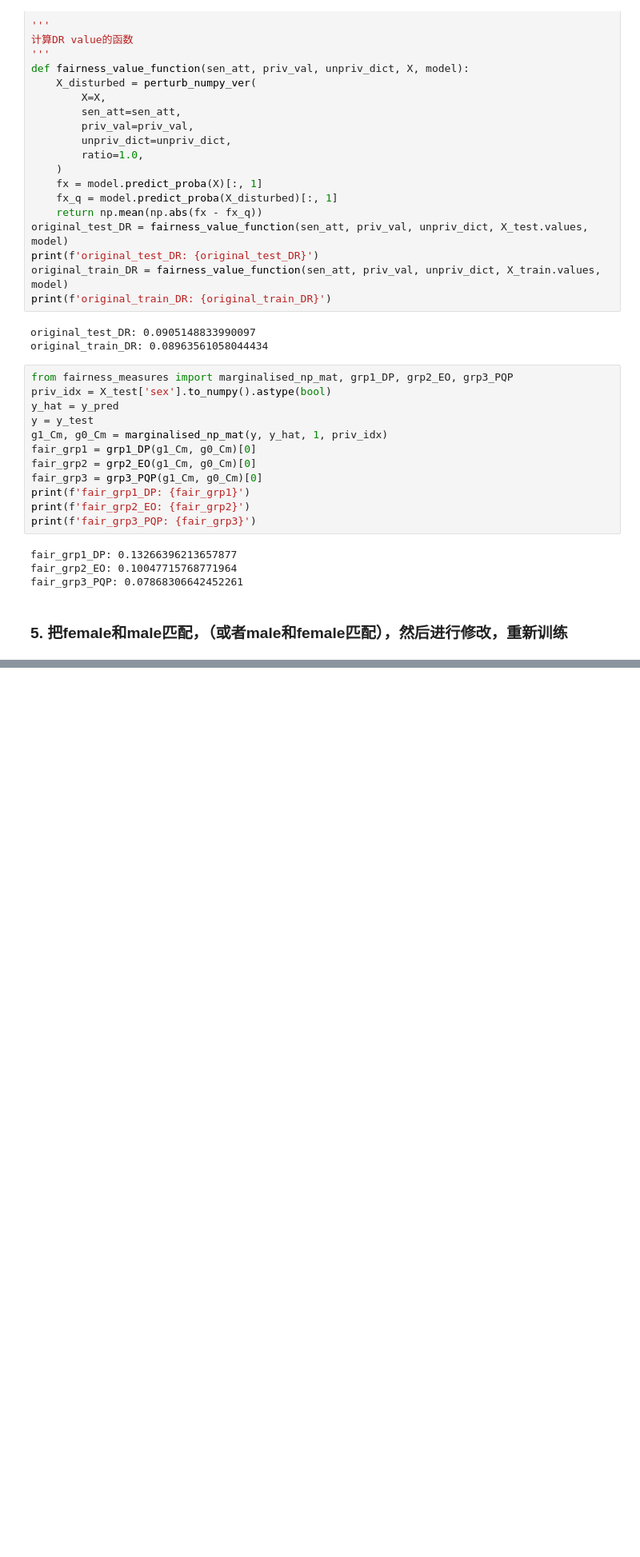
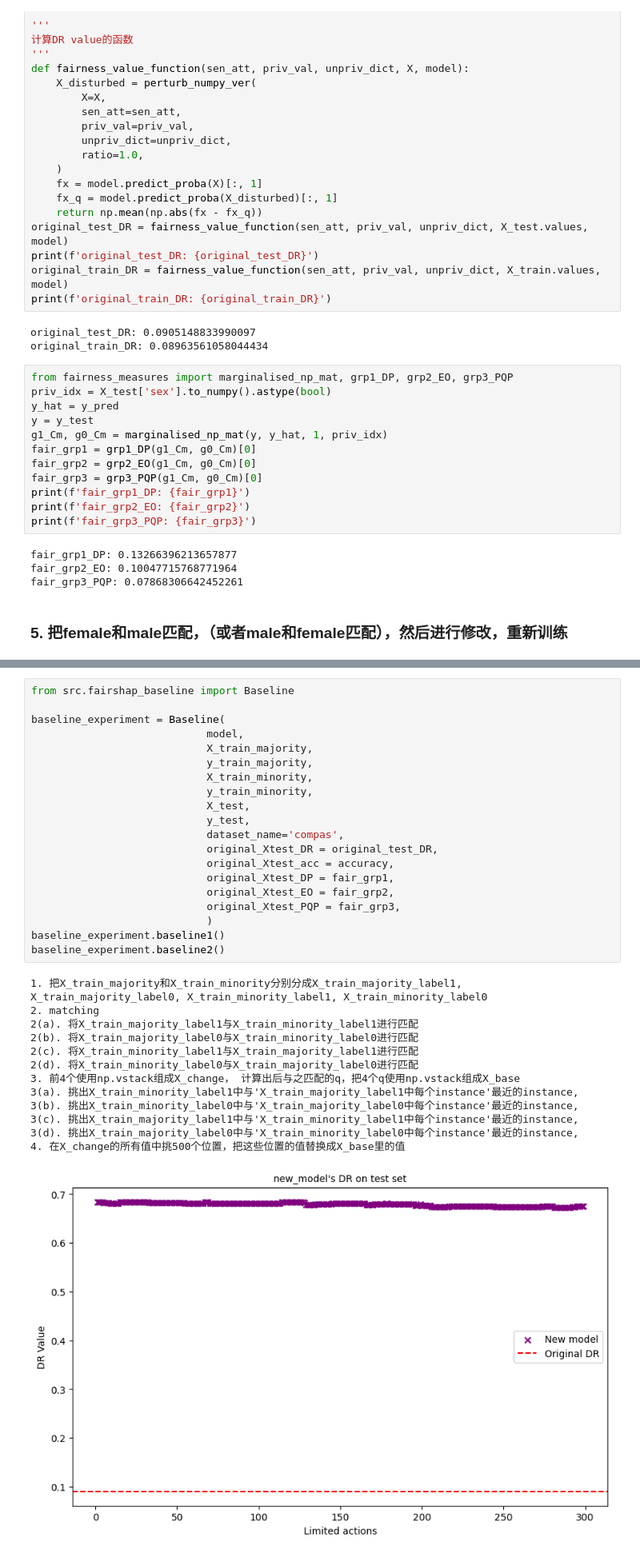
Before and after one commit to youlei202/FairSHAP, a Jupyter notebook: zz_new_compas.ipynb, the cells around one changed output, grey strips where cells are left out. Shown at 80% size. Cells and saved outputs as stored; diff of their text form; blank space fills up the shorter version.

Commit message:
add baseline1() and baseline2() function

```diff
--- a/zz_new_compas.ipynb
+++ b/zz_new_compas.ipynb
@@ -167,0 +171,34 @@ ValueError: all the input arrays must have same number of dimensions, but the ar
+# %%
+from src.fairshap_baseline import Baseline
+
+baseline_experiment = Baseline(
+                            model,
+                            X_train_majority,
+                            y_train_majority,
+                            X_train_minority,
+                            y_train_minority,
+                            X_test,
+                            y_test,
+                            dataset_name='compas',
+                            original_Xtest_DR = original_test_DR,
+                            original_Xtest_acc = accuracy,
+                            original_Xtest_DP = fair_grp1,
+                            original_Xtest_EO = fair_grp2,
+                            original_Xtest_PQP = fair_grp3,
+                            )
+baseline_experiment.baseline1()
+baseline_experiment.baseline2()
+# %% [output]
+1. 把X_train_majority和X_train_minority分别分成X_train_majority_label1, X_train_majority_label0, X_train_minority_label1, X_train_minority_label0
+2. matching
+2(a). 将X_train_majority_label1与X_train_minority_label1进行匹配
+2(b). 将X_train_majority_label0与X_train_minority_label0进行匹配
+2(c). 将X_train_minority_label1与X_train_majority_label1进行匹配
+2(d). 将X_train_minority_label0与X_train_majority_label0进行匹配
+3. 前4个使用np.vstack组成X_change， 计算出后与之匹配的q，把4个q使用np.vstack组成X_base
+3(a). 挑出X_train_minority_label1中与'X_train_majority_label1中每个instance'最近的instance,
+3(b). 挑出X_train_minority_label0中与'X_train_majority_label0中每个instance'最近的instance,
+3(c). 挑出X_train_majority_label1中与'X_train_minority_label1中每个instance'最近的instance,
+3(d). 挑出X_train_majority_label0中与'X_train_minority_label0中每个instance'最近的instance,
+4. 在X_change的所有值中挑500个位置，把这些位置的值替换成X_base里的值
+[figure, added]
```
Also changed, not shown: parts of 2 cells of this notebook, 3 other files.
